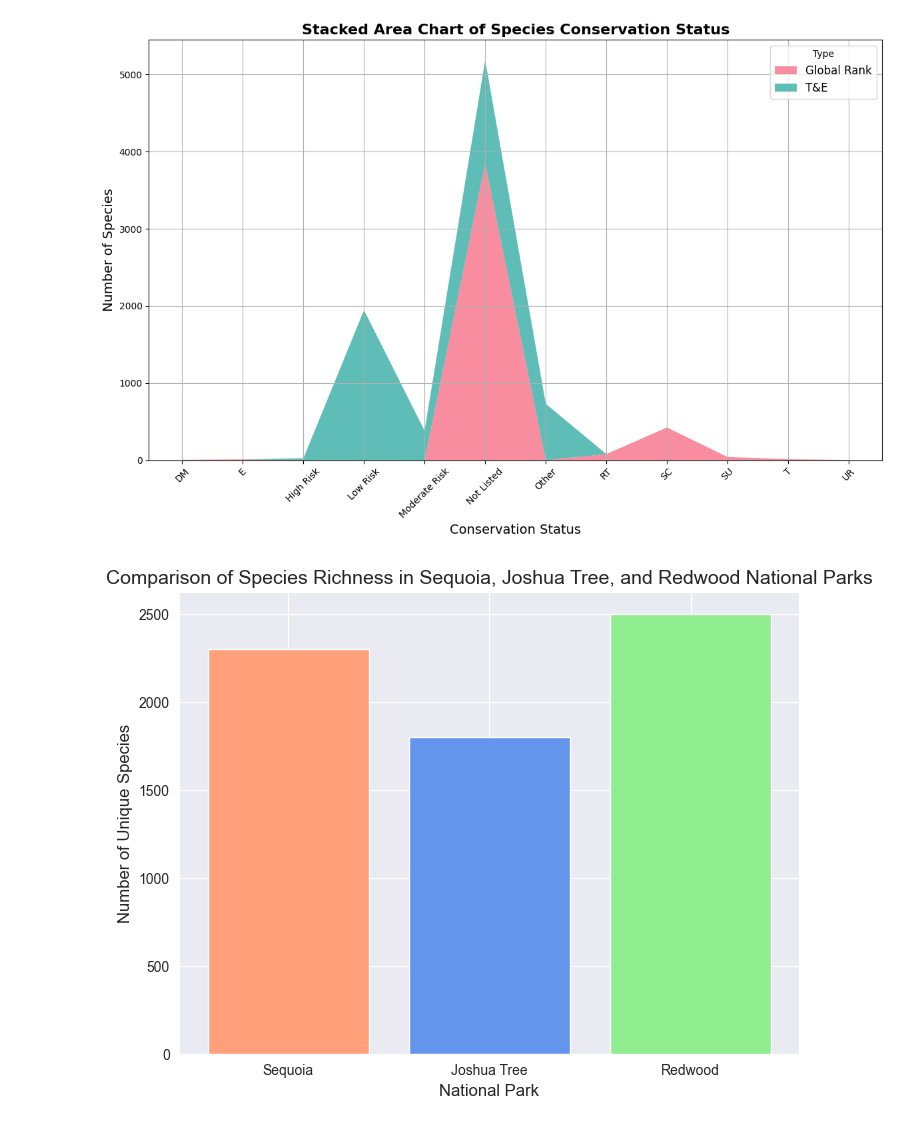
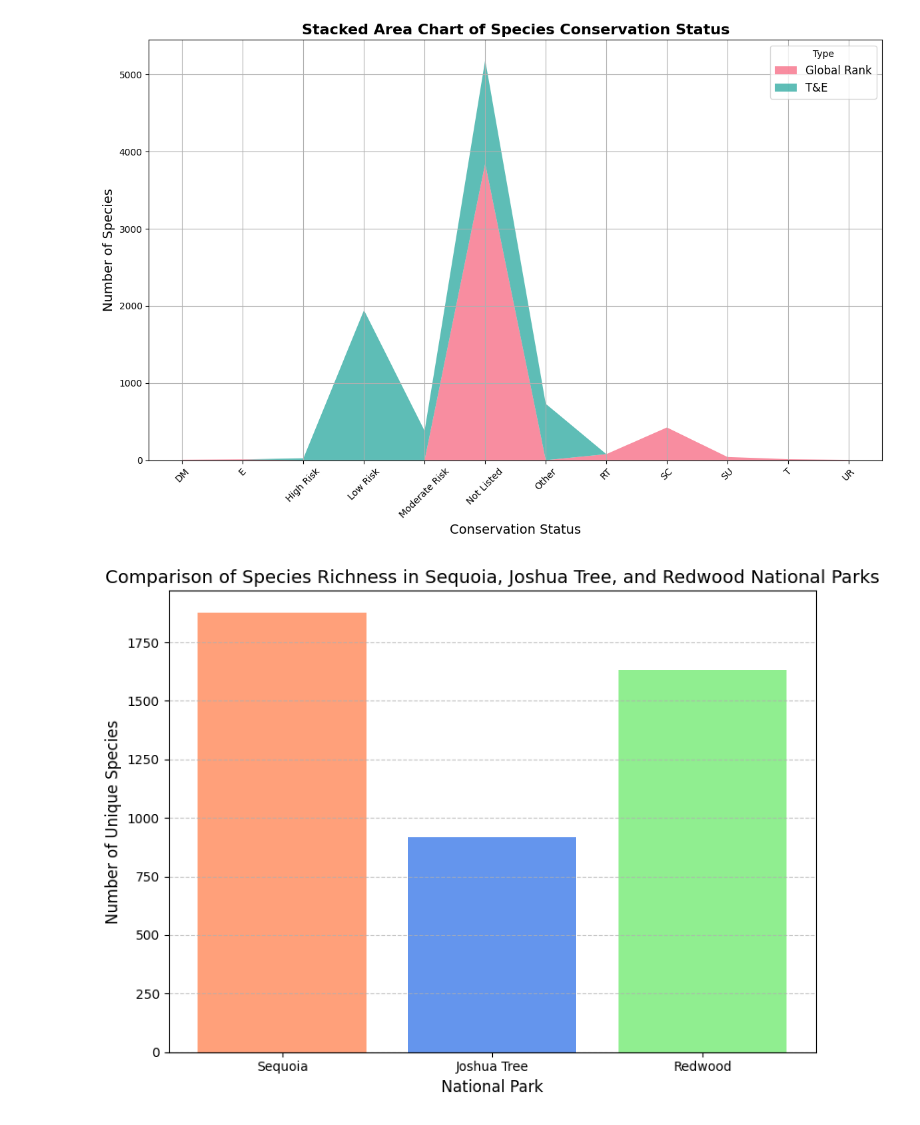
Before and after one commit to jasminechiou/ds4200_final_project-, a Jupyter notebook: cleaning and data visualization .ipynb, the cells around one changed output. Saved outputs shown, nothing was run; the diff lists cells and outputs as text; code cells hidden in the pictures.

```diff
--- a/cleaning and data visualization .ipynb
+++ b/cleaning and data visualization .ipynb
@@ -334,24 +334,45 @@ fig = go.Figure(go.Sankey(
 fig.update_layout(title_text="Sankey Diagram of Species Categories and Abundance", font_size=12)
 fig.show()
 # %%
-#Ryan's Visualization
-#Comparison of Species Richness in Sequoia, Joshua Tree, and Redwood National Parks
+import pandas as pd
+import matplotlib.pyplot as plt
 
-# Data for the visualization
-import matplotlib.pyplot as plt
+# Load the combined dataset
+df_combined = pd.read_csv("parks_combined.csv")
+
+# Strip any leading/trailing spaces from 'Park Name' to ensure filtering works
+df_combined['Park Name'] = df_combined['Park Name'].str.strip()
+
+# Filter data for each park
+sequoia_data = df_combined[df_combined['Park Name'].str.contains('Sequoia', case=False, na=False)]
+joshua_data = df_combined[df_combined['Park Name'].str.contains('Joshua Tree', case=False, na=False)]
+redwood_data = df_combined[df_combined['Park Name'].str.contains('Redwood', case=False, na=False)]
+
+# Calculate species richness for each park
+sequoia_species_richness = sequoia_data['Scientific Name'].nunique()
+joshua_species_richness = joshua_data['Scientific Name'].nunique()
+redwood_species_richness = redwood_data['Scientific Name'].nunique()
+
+
+# Data for visualization
 parks = ["Sequoia", "Joshua Tree", "Redwood"]
-species_richness = [2300, 1800, 2500]  # Example data
+species_richness = [sequoia_species_richness, joshua_species_richness, redwood_species_richness]
+
+# Reset the plot style
+plt.style.use('default')
 
 # Create the bar chart
 plt.figure(figsize=(8, 6))
 plt.bar(parks, species_richness, color=['#FFA07A', '#6495ED', '#90EE90'])
 
 # Add chart details
 plt.title("Comparison of Species Richness in Sequoia, Joshua Tree, and Redwood National Parks", fontsize=14)
 plt.xlabel("National Park", fontsize=12)
 plt.ylabel("Number of Unique Species", fontsize=12)
+plt.grid(axis='y', linestyle='--', alpha=0.7)
 
 # Display the chart
+plt.tight_layout()
 plt.show()
 # %% [output]
-[figure, old version]
+[figure, new version]
```
Also changed, not shown: parts of 2 cells of this notebook.
